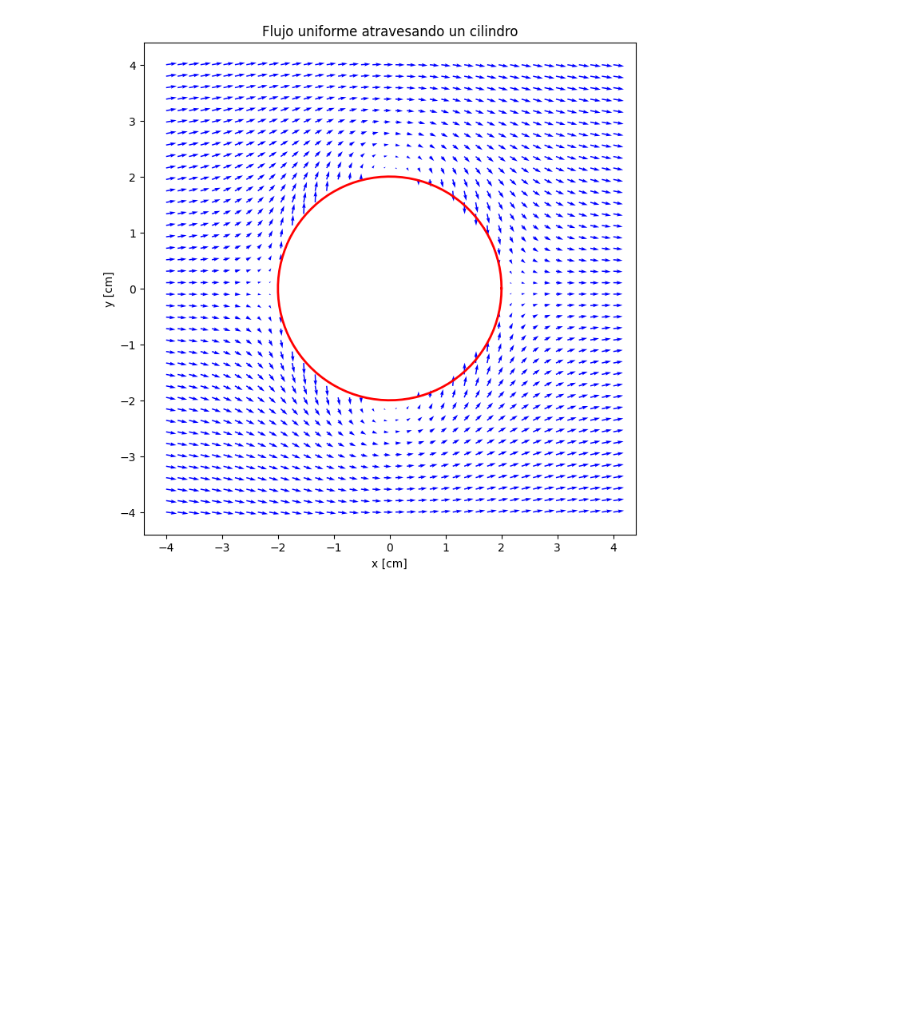
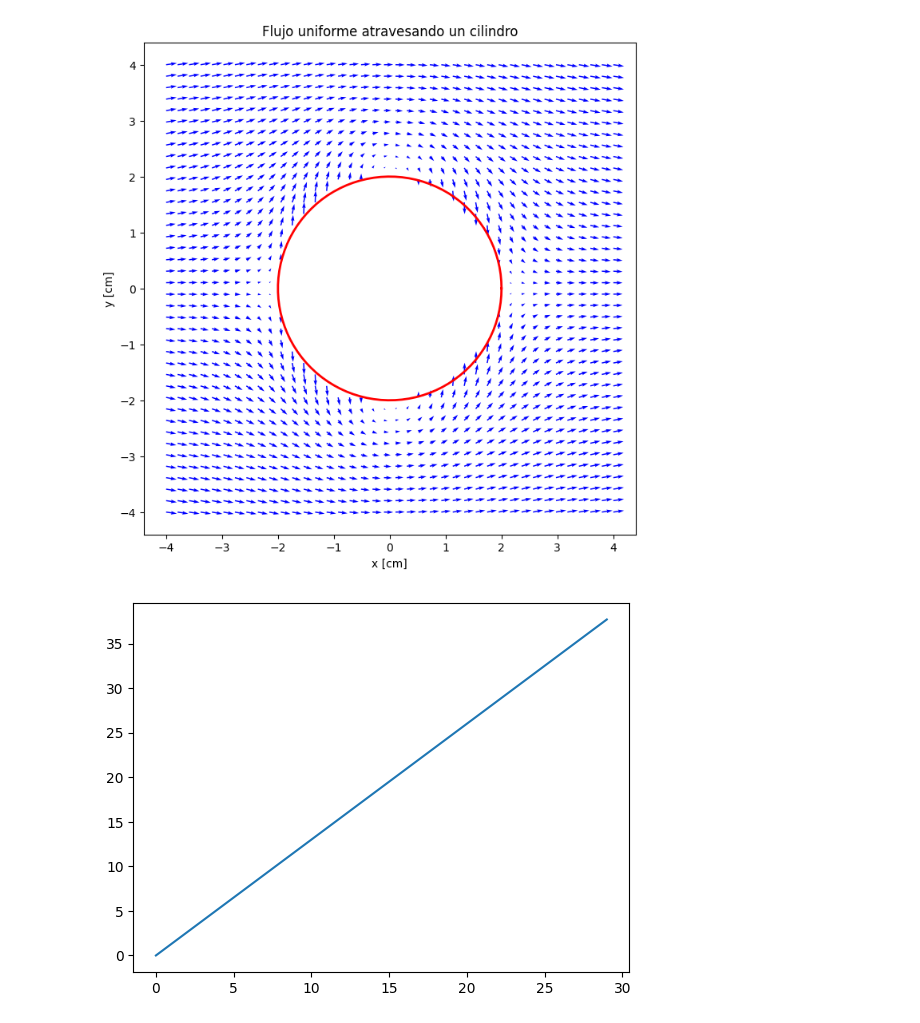
Before and after one commit to payares0510/metodos-computacionales-1, a Jupyter notebook: Tarea_derivadas.ipynb, the cells around one changed output. Drawn from its saved outputs; the diff is of its cells as text; code cells hidden in the pictures; blank space fills up the shorter version.

```diff
--- a/Tarea_derivadas.ipynb
+++ b/Tarea_derivadas.ipynb
@@ -135,3 +135,21 @@ ax.set_aspect('equal')
 plt.show()
 # %% [output]
 [figure]
+# %%
+import numpy as np
+import matplotlib.pyplot as plt
+
+def segunda_derivada(f, x, h):
+    d = (f(x+h)-2*f(x)+f(x-h))/(h**2)
+    return d
+
+def funcion(x):
+  return x**3
+
+N = 30
+x = np.linspace(0,2*np.pi,N)
+h = x[1] - x[0]
+plt.plot(segunda_derivada(funcion, x, h))
+plt.show()
+# %% [output]
+[figure, added]
```
Also changed, not shown: parts of 2 cells of this notebook.
